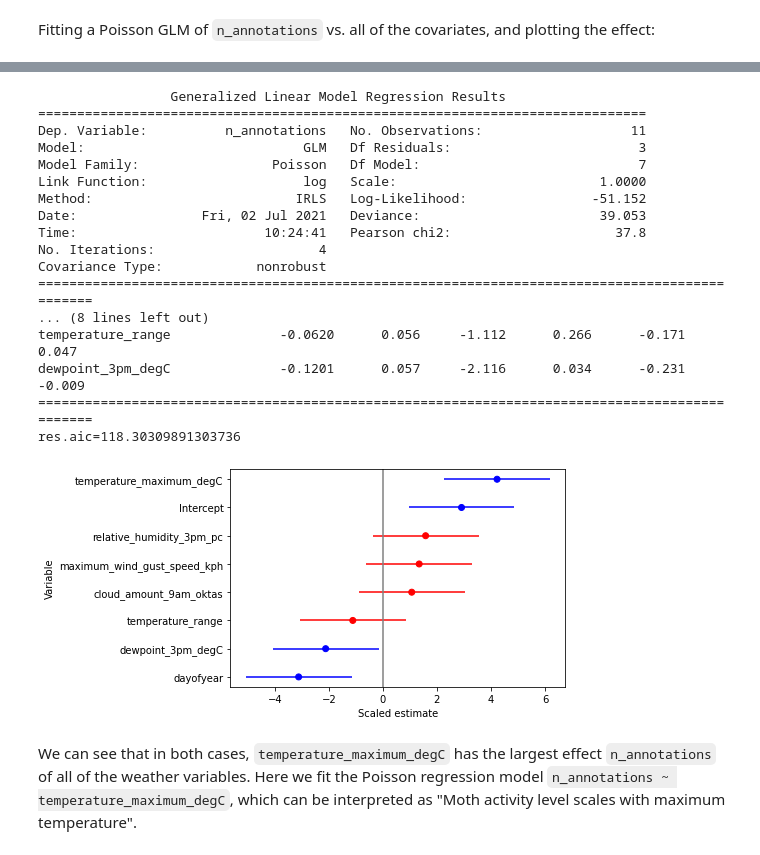
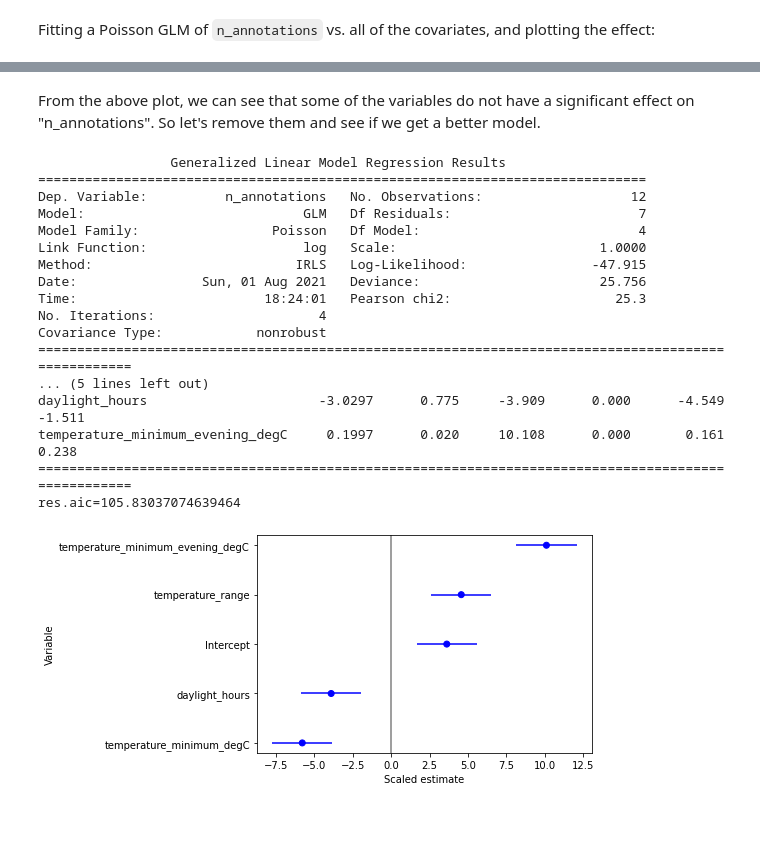
Before and after one commit to J-Wall/camfi, a Jupyter notebook: examples/activity_analysis.ipynb, the cells around one changed output, grey strips where cells are left out. Cells and saved outputs as stored; diff of their text form; code cells hidden in the pictures; blank space fills up the shorter version.

```diff
--- a/examples/activity_analysis.ipynb
+++ b/examples/activity_analysis.ipynb
@@ -134,0 +54,3 @@ Total annotations: 1419
+# %%
+df = config.get_merged_dataframe()
+df
@@ -511,0 +305,23 @@ grr = pd.plotting.scatter_matrix(
+# %%
+def greedy_variate_removal(correlation_p_vals, p_cutoff, scores):
+    r, c = divmod(np.argmin(correlation_p_vals), len(correlation_p_vals))
+
+    if correlation_p_vals.iloc[r, c] >= p_cutoff:  # We're done!
+        return correlation_p_vals
+
+    drop_label = correlation_p_vals.index[
+        [r, c][
+            scores[correlation_p_vals.index[[r, c]]].argmin()
+        ]
+    ]
+    correlation_p_vals = correlation_p_vals.drop(index=drop_label)
+    correlation_p_vals.drop(columns=drop_label, inplace=True)
+
+    return greedy_variate_removal(correlation_p_vals, p_cutoff, scores)
+
+
+correlation_p_vals = greedy_variate_removal(
+    correlation_p_vals, 0.001, n_annotations_corr
+)
+filtered_covariates = list(correlation_p_vals.index)
+correlation_p_vals
@@ -549,43 +458,53 @@ Fitting a Poisson GLM of `n_annotations` vs. all of the covariates, and plotting
+# %% [markdown]
+From the above plot, we can see that some of the variables do not have a significant effect on "n_annotations". So let's remove them and see if we get a better model.
 # %%
+sig_eff_variables = list(significant_mixed_effect_variables - {"Intercept"})
+
 mod = smf.glm(
-    "n_annotations ~ " + " + ".join(covariates),
-    data=maelstrom_weather,
+    "n_annotations ~ " + " + ".join(sig_eff_variables),
+    data=maelstrom_df,
     family=pois,
+    exposure=maelstrom_df["exposures"],
 )
 res = mod.fit()
 print(res.summary())
 print(f"res.aic={res.aic}")
 
 ordering = np.argsort(res.tvalues)
-coloring = np.array(["r", "b"])[(res.pvalues[ordering] < 0.05).astype("u1")]
+coloring = np.array(["r", "b"])[
+    (res.pvalues[ordering] < 0.05).astype("u1")
+]
 
 fig = plt.figure()
 ax = fig.add_subplot(
     111,
     xlabel="Scaled estimate",
     ylabel="Variable",
 )
 ax.axvline(0, c="gray")
-ax.hlines(res.tvalues.index[ordering], res.tvalues[ordering] - 1.96, res.tvalues[ordering] + 1.96, color=coloring)
+ax.hlines(
+    res.tvalues.index[ordering],
+    res.tvalues[ordering] - 1.96,
+    res.tvalues[ordering] + 1.96,
+    color=coloring,
+)
 p = ax.scatter(res.tvalues[ordering], res.tvalues.index[ordering], color=coloring)
 # %% [output]
                  Generalized Linear Model Regression Results
 ==============================================================================
-Dep. Variable:          n_annotations   No. Observations:                   11
-Model:                            GLM   Df Residuals:                        3
-Model Family:                 Poisson   Df Model:                            7
+Dep. Variable:          n_annotations   No. Observations:                   12
+Model:                            GLM   Df Residuals:                        7
+Model Family:                 Poisson   Df Model:                            4
 Link Function:                    log   Scale:                          1.0000
-Method:                          IRLS   Log-Likelihood:                -51.152
-Date:                Fri, 02 Jul 2021   Deviance:                       39.053
-Time:                        10:24:41   Pearson chi2:                     37.8
+Method:                          IRLS   Log-Likelihood:                -47.915
+Date:                Sun, 01 Aug 2021   Deviance:                       25.756
+Time:                        18:24:01   Pearson chi2:                     25.3
 No. Iterations:                     4
 Covariance Type:            nonrobust
-===============================================================================================
-... (8 lines left out)
-temperature_range              -0.0620      0.056     -1.112      0.266      -0.171       0.047
-dewpoint_3pm_degC              -0.1201      0.057     -2.116      0.034      -0.231      -0.009
-===============================================================================================
-res.aic=118.30309891303736
+====================================================================================================
+... (5 lines left out)
+daylight_hours                      -3.0297      0.775     -3.909      0.000      -4.549      -1.511
+temperature_minimum_evening_degC     0.1997      0.020     10.108      0.000       0.161       0.238
+====================================================================================================
+res.aic=105.83037074639464
-[figure, old version]
+[figure, new version]
-# %% [markdown]
-We can see that in both cases, `temperature_maximum_degC` has the largest effect `n_annotations` of all of the weather variables. Here we fit the Poisson regression model `n_annotations ~ temperature_maximum_degC`, which can be interpreted as "Moth activity level scales with maximum temperature".
```
Also changed, not shown: parts of 49 cells of this notebook, 7 other files.
